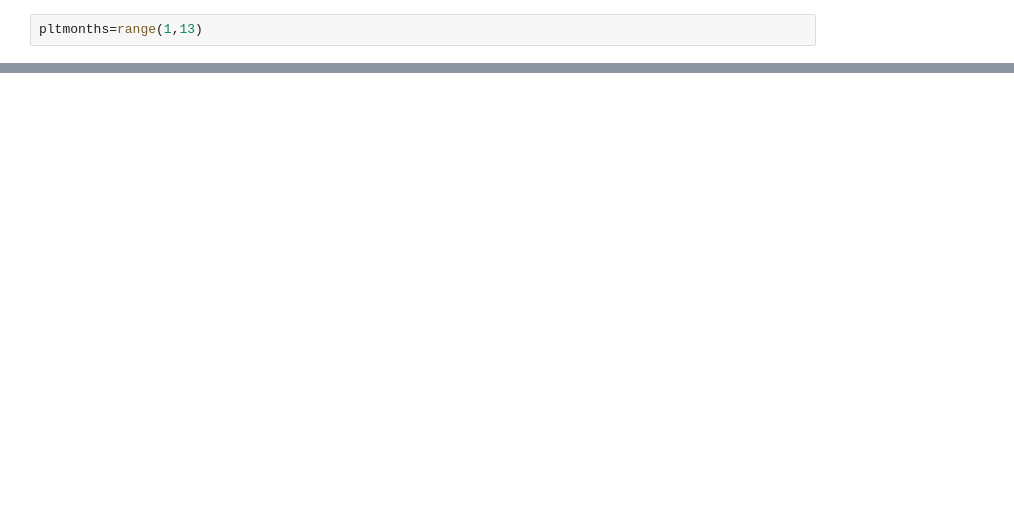
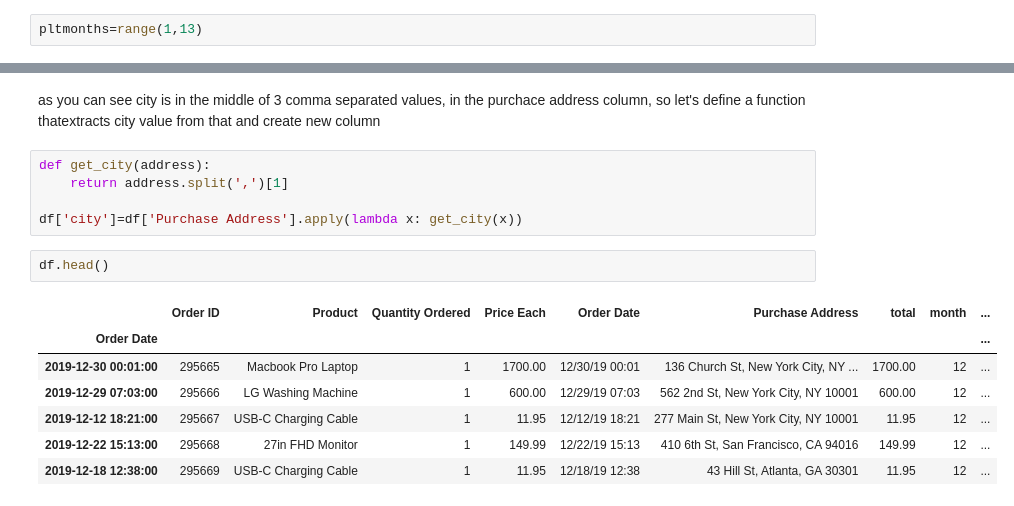
Before and after one commit to paabes/Data-Science, a Jupyter notebook: SalesAnalysis/multiple dataset analysis .ipynb, the cells around one changed output, grey strips where cells are left out. Cells and saved outputs as stored; diff of their text form; blank space fills up the shorter version.

```diff
--- a/SalesAnalysis/multiple dataset analysis .ipynb
+++ b/SalesAnalysis/multiple dataset analysis .ipynb
@@ -172,0 +173,17 @@ plt.bar(pltmonths, df.groupby('month')['total'].sum())
+# %% [markdown]
+as you can see city is in the middle of 3 comma separated values, in the purchace address column, so let's define a function thatextracts city value from that and create new column
+# %%
+def get_city(address):
+    return address.split(',')[1]
+
+df['city']=df['Purchase Address'].apply(lambda x: get_city(x))
+# %%
+df.head()
+# %% [output]
+|  | Order ID | Product | Quantity Ordered | Price Each | Order Date | Purchase Address | total | month | ... |
+| Order Date |  |  |  |  |  |  |  |  | ... |
+| 2019-12-30 00:01:00 | 295665 | Macbook Pro Laptop | 1 | 1700.00 | 12/30/19 00:01 | 136 Church St, New York City, NY ... | 1700.00 | 12 | ... |
+| 2019-12-29 07:03:00 | 295666 | LG Washing Machine | 1 | 600.00 | 12/29/19 07:03 | 562 2nd St, New York City, NY 10001 | 600.00 | 12 | ... |
+| 2019-12-12 18:21:00 | 295667 | USB-C Charging Cable | 1 | 11.95 | 12/12/19 18:21 | 277 Main St, New York City, NY 10001 | 11.95 | 12 | ... |
+| 2019-12-22 15:13:00 | 295668 | 27in FHD Monitor | 1 | 149.99 | 12/22/19 15:13 | 410 6th St, San Francisco, CA 94016 | 149.99 | 12 | ... |
+| 2019-12-18 12:38:00 | 295669 | USB-C Charging Cable | 1 | 11.95 | 12/18/19 12:38 | 43 Hill St, Atlanta, GA 30301 | 11.95 | 12 | ... |
```
Also changed, not shown: parts of 9 cells of this notebook, 1 other file.
